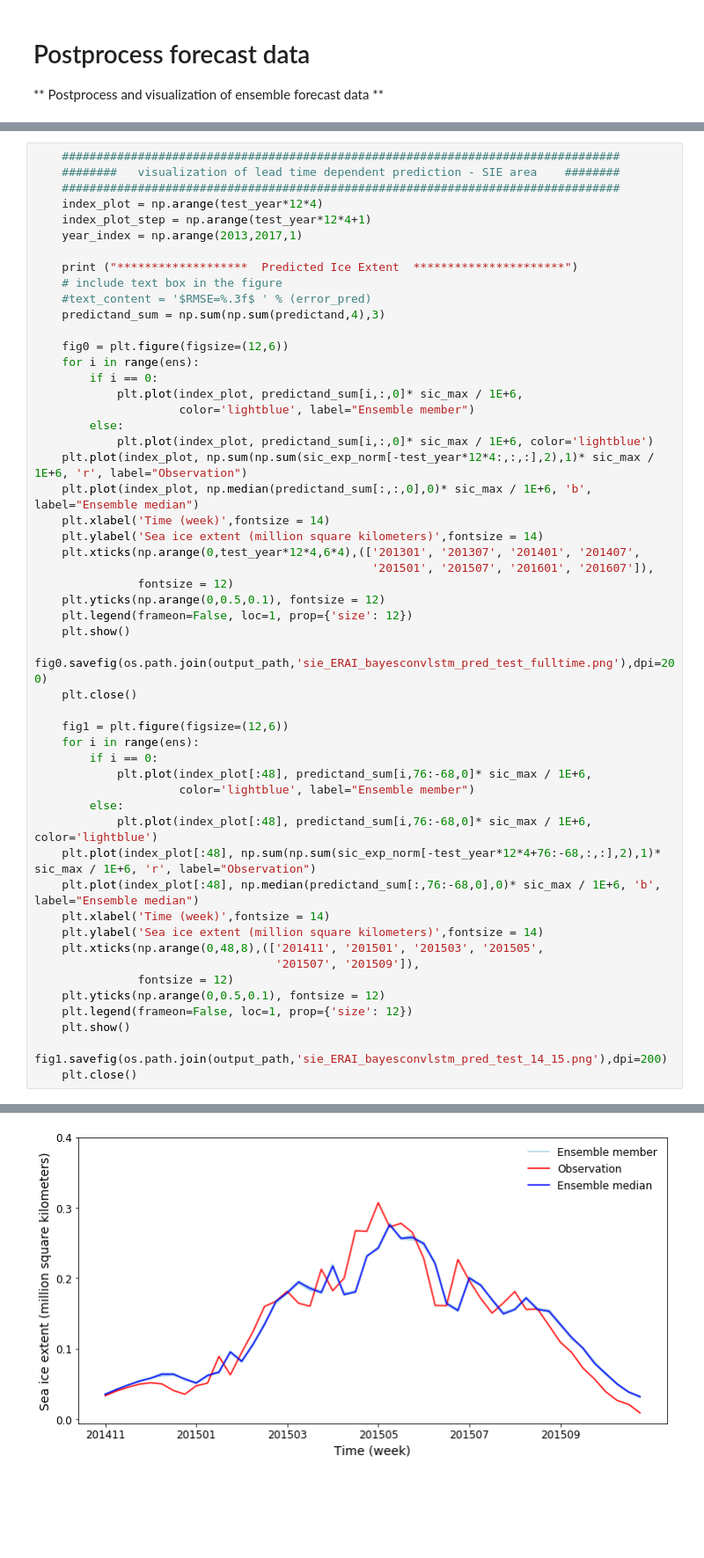
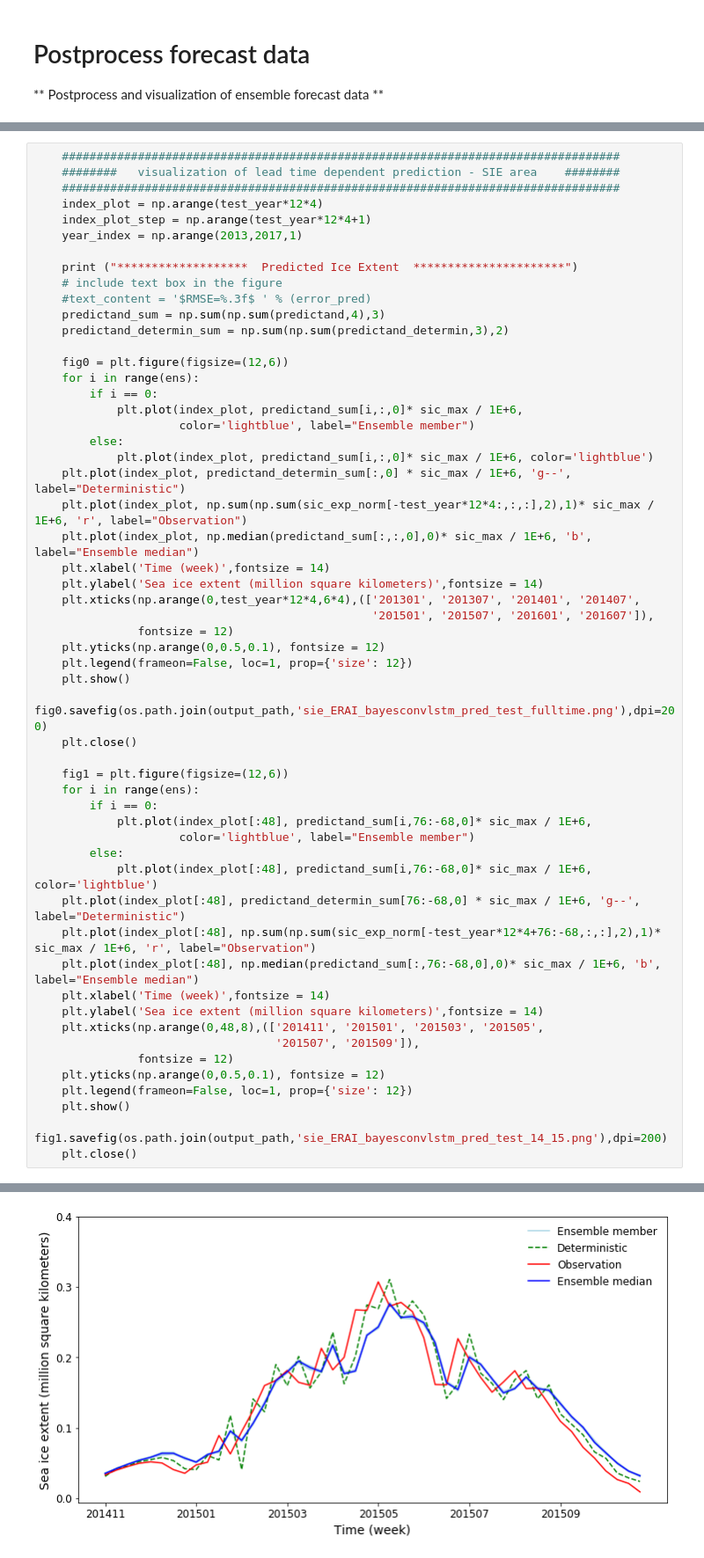
Before and after one commit to geek-yang/DeepArctic, a Jupyter notebook: BayesMap/HyperParam/validSIC/map_BayesConvLSTM_sic_ohc_Barents_hyperParam_tuning_verifySIC_postprocess.ipynb, the cells around one changed output, grey strips where cells are left out. Shown at 88% size. Drawn from its saved outputs; the diff is of its cells as text; blank space fills up the shorter version.

```diff
--- a/BayesMap/HyperParam/validSIC/map_BayesConvLSTM_sic_ohc_Barents_hyperParam_tuning_verifySIC_postprocess.ipynb
+++ b/BayesMap/HyperParam/validSIC/map_BayesConvLSTM_sic_ohc_Barents_hyperParam_tuning_verifySIC_postprocess.ipynb
@@ -524,6 +535,7 @@ Time series of sic at lat 71.5 lon 21.0
     # include text box in the figure
     #text_content = '$RMSE=%.3f$ ' % (error_pred)
     predictand_sum = np.sum(np.sum(predictand,4),3)
+    predictand_determin_sum = np.sum(np.sum(predictand_determin,3),2)
 
     fig0 = plt.figure(figsize=(12,6))
     for i in range(ens):
@@ -532,6 +544,7 @@ Time series of sic at lat 71.5 lon 21.0
                      color='lightblue', label="Ensemble member")
         else:
             plt.plot(index_plot, predictand_sum[i,:,0]* sic_max / 1E+6, color='lightblue')
+    plt.plot(index_plot, predictand_determin_sum[:,0] * sic_max / 1E+6, 'g--', label="Deterministic")
     plt.plot(index_plot, np.sum(np.sum(sic_exp_norm[-test_year*12*4:,:,:],2),1)* sic_max / 1E+6, 'r', label="Observation")
     plt.plot(index_plot, np.median(predictand_sum[:,:,0],0)* sic_max / 1E+6, 'b', label="Ensemble median")
     plt.xlabel('Time (week)',fontsize = 14)
@@ -552,6 +565,7 @@ Time series of sic at lat 71.5 lon 21.0
                      color='lightblue', label="Ensemble member")
         else:
             plt.plot(index_plot[:48], predictand_sum[i,76:-68,0]* sic_max / 1E+6, color='lightblue')
+    plt.plot(index_plot[:48], predictand_determin_sum[76:-68,0] * sic_max / 1E+6, 'g--', label="Deterministic")
     plt.plot(index_plot[:48], np.sum(np.sum(sic_exp_norm[-test_year*12*4+76:-68,:,:],2),1)* sic_max / 1E+6, 'r', label="Observation")
     plt.plot(index_plot[:48], np.median(predictand_sum[:,76:-68,0],0)* sic_max / 1E+6, 'b', label="Ensemble median")
     plt.xlabel('Time (week)',fontsize = 14)
@@ -570,4 +584,4 @@ Time series of sic at lat 71.5 lon 21.0
-[figure, old version]
+[figure, new version]
 # %%
     #################################################################################
     ########  visualization of lead time dependent prediction - diagnostic   ########
```
Also changed, not shown: parts of 9 cells of this notebook.
